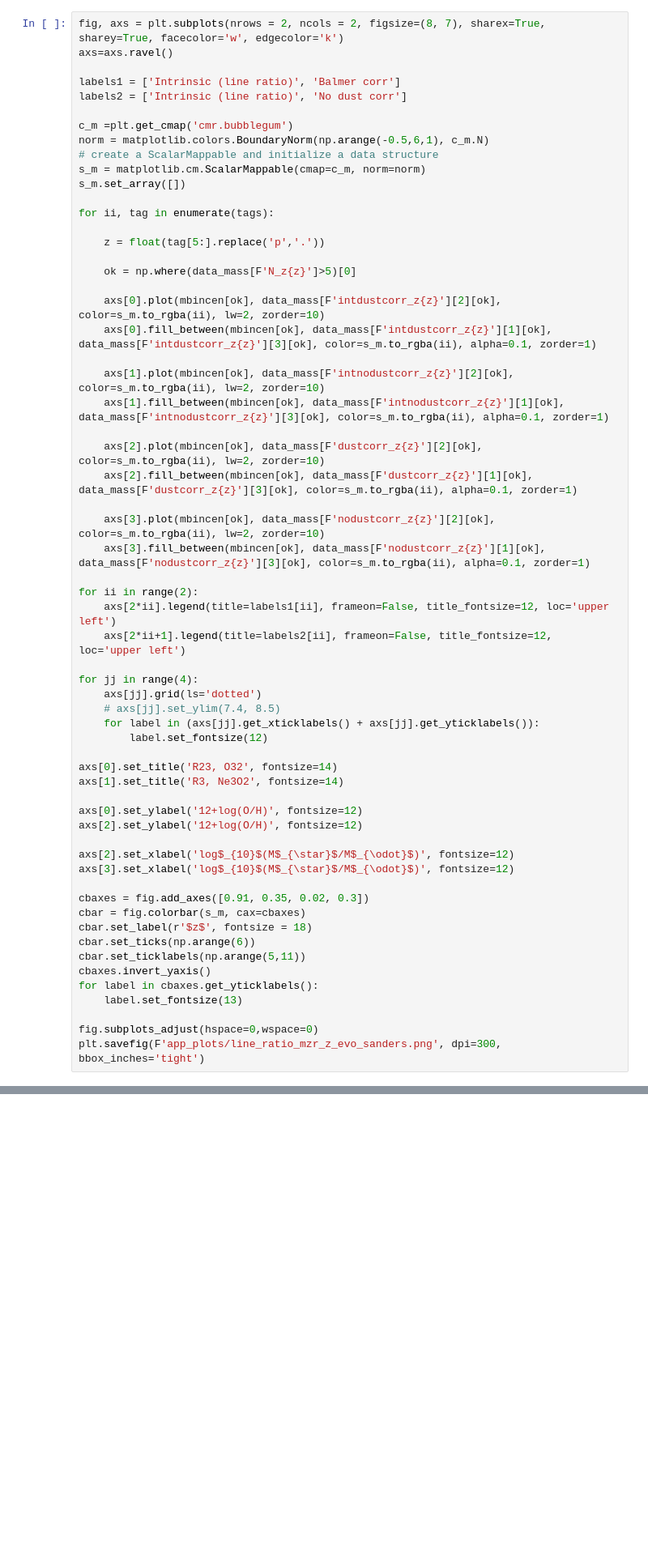
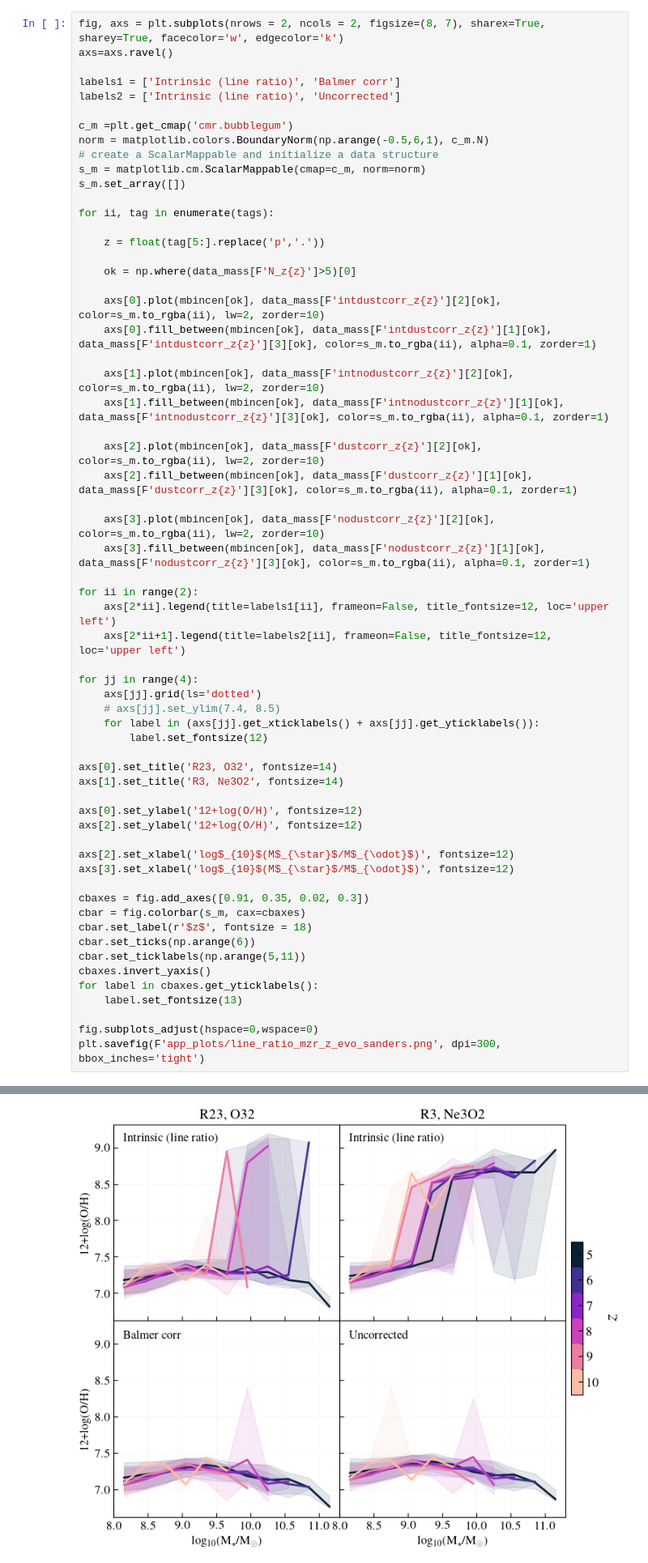
Before and after one commit to aswinpvijayan/line_ratio_reliability, a Jupyter notebook: app_mzr_cal.ipynb, the cells around one changed output, grey strips where cells are left out. Shown at 81% size. Cells and saved outputs as stored; diff of their text form; blank space fills up the shorter version.

```diff
--- a/app_mzr_cal.ipynb
+++ b/app_mzr_cal.ipynb
@@ -936,7 +1045,7 @@ fig, axs = plt.subplots(nrows = 2, ncols = 2, figsize=(8, 7), sharex=True, share
 axs=axs.ravel()
 
 labels1 = ['Intrinsic (line ratio)', 'Balmer corr']
-labels2 = ['Intrinsic (line ratio)', 'No dust corr']
+labels2 = ['Intrinsic (line ratio)', 'Uncorrected']
 
 c_m =plt.get_cmap('cmr.bubblegum')
 norm = matplotlib.colors.BoundaryNorm(np.arange(-0.5,6,1), c_m.N)
@@ -992,3 +1101,4 @@ for label in cbaxes.get_yticklabels():
 
 fig.subplots_adjust(hspace=0,wspace=0)
 plt.savefig(F'app_plots/line_ratio_mzr_z_evo_sanders.png', dpi=300, bbox_inches='tight')
+# %% [output]
@@ -995,3 +1109,4 @@ plt.savefig(F'app_plots/line_ratio_mzr_z_evo_sanders.png', dpi=300, bbox_inches=
+[figure, added]
 # %% [markdown]
 #### Redshift evolution of the LZR
 # %%
```
Also changed, not shown: parts of 15 cells of this notebook, 1 other file.
